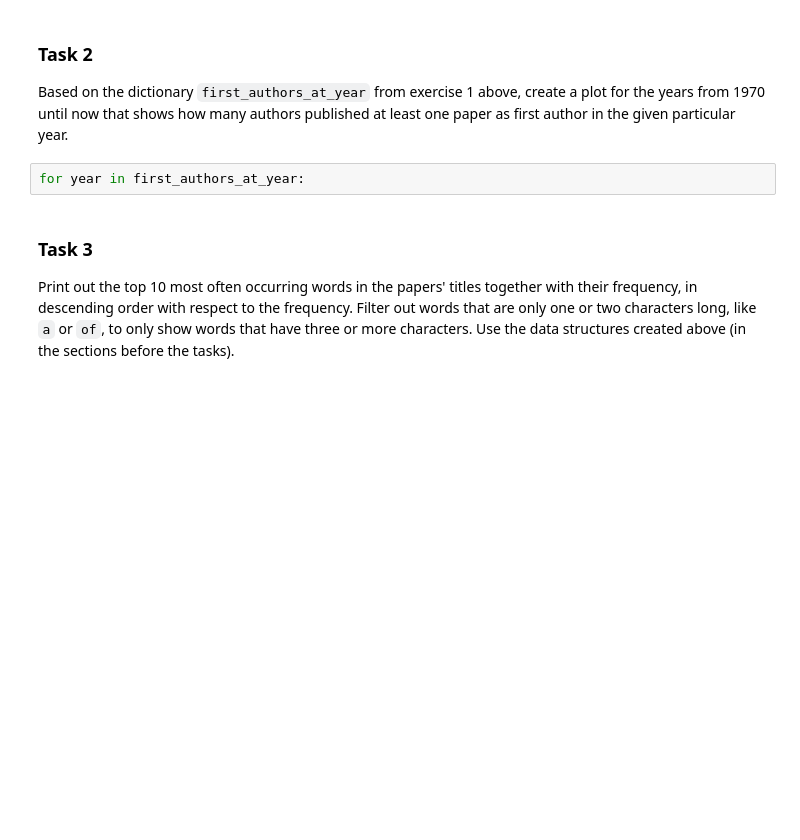
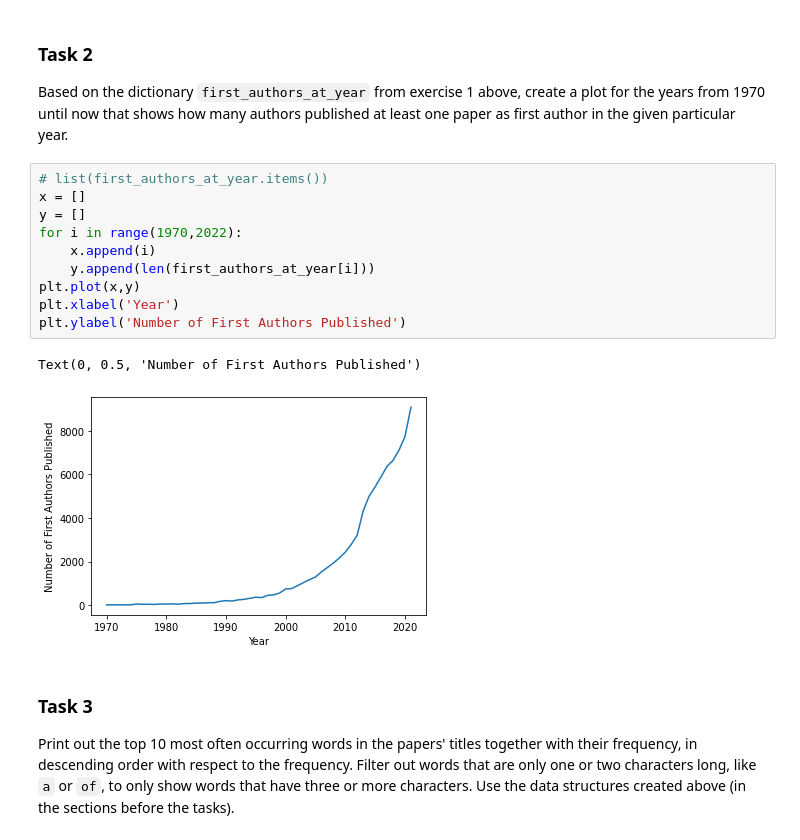
Before and after one commit to SpazzSpud/IR2022, a Jupyter notebook: 01_inspecting.ipynb, the cells around one changed output. Drawn from its saved outputs; the diff is of its cells as text; blank space fills up the shorter version.

```diff
--- a/01_inspecting.ipynb
+++ b/01_inspecting.ipynb
@@ -200,8 +200,19 @@ print(first_authors_at_year[1970])
 ### Task 2
 
 Based on the dictionary `first_authors_at_year` from exercise 1 above, create a plot for the years from 1970 until now that shows how many authors published at least one paper as first author in the given particular year.
-# %%
-for year in first_authors_at_year:
+# %%
+# list(first_authors_at_year.items())
+x = []
+y = []
+for i in range(1970,2022):
+    x.append(i)
+    y.append(len(first_authors_at_year[i]))
+plt.plot(x,y)
+plt.xlabel('Year')
+plt.ylabel('Number of First Authors Published')
+# %% [output]
+Text(0, 0.5, 'Number of First Authors Published')
+[figure, added]
 # %% [markdown]
 ### Task 3
 
```
Also changed, not shown: parts of 1 cell of this notebook.
